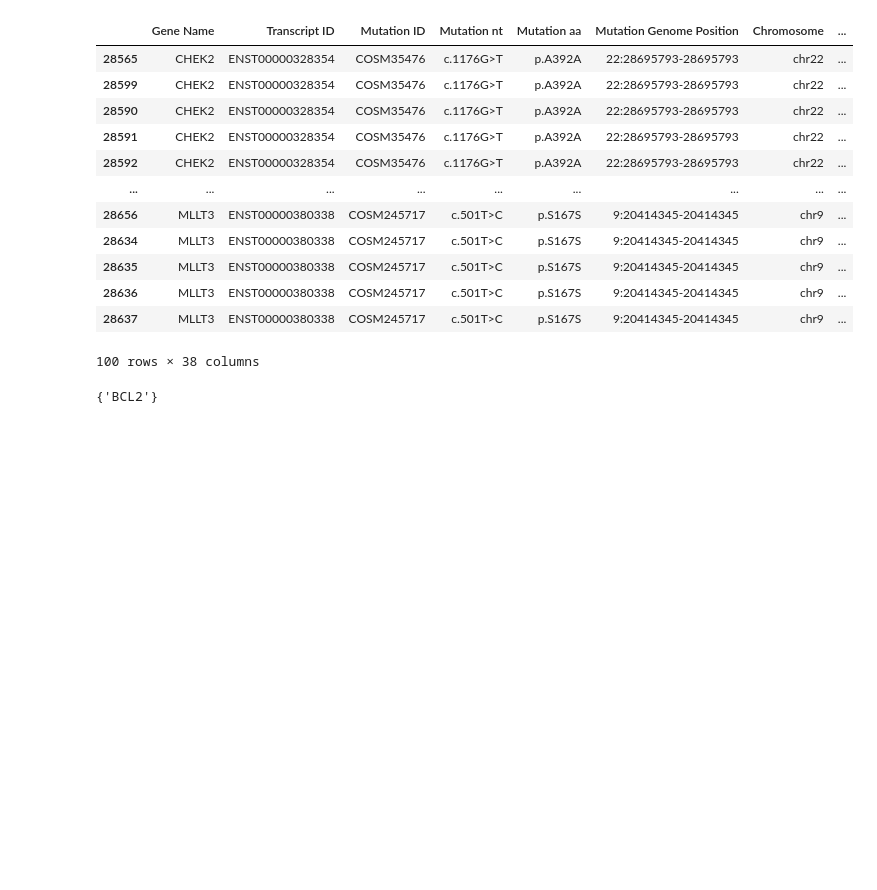
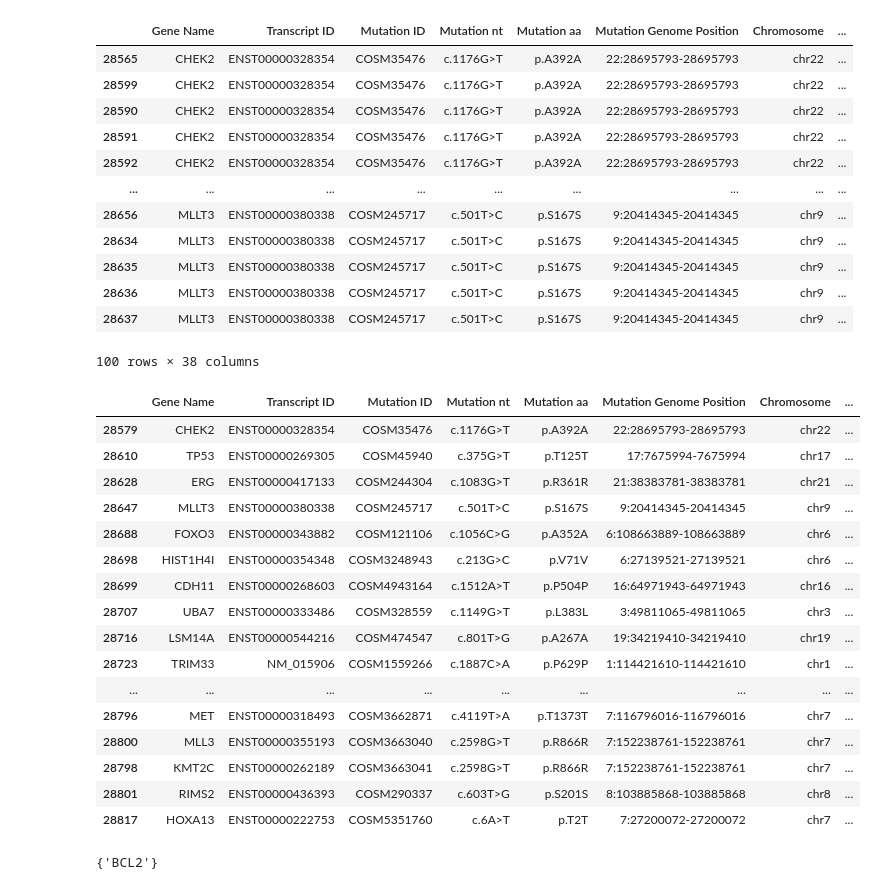
Before and after one commit to ryy1221/MutSigCVsyn, a Jupyter notebook: notebook/07-sig_gene-analysis.ipynb, the cells around one changed output. Drawn from its saved outputs; the diff is of its cells as text; code cells hidden in the pictures; blank space fills up the shorter version.

```diff
--- a/notebook/07-sig_gene-analysis.ipynb
+++ b/notebook/07-sig_gene-analysis.ipynb
@@ -56,6 +57,26 @@ df_synmicdb.drop_duplicates(keep = 'last').sort_values(by = 'SynMICdb Score', as
 df_top100 = df_synmicdb.sort_values(by = 'SynMICdb Score', ascending = False).iloc[:,0:18].drop_duplicates(keep = \
                     'last').head(100)
 # df_top100.to_csv('sig_syndb_top100.csv')
+# %%
+df_top100.head(50)
+# %% [output]
+|  | Gene Name | Transcript ID | Mutation ID | Mutation nt | Mutation aa | Mutation Genome Position | Chromosome | ... |
+| 28579 | CHEK2 | ENST00000328354 | COSM35476 | c.1176G>T | p.A392A | 22:28695793-28695793 | chr22 | ... |
+| 28610 | TP53 | ENST00000269305 | COSM45940 | c.375G>T | p.T125T | 17:7675994-7675994 | chr17 | ... |
+| 28628 | ERG | ENST00000417133 | COSM244304 | c.1083G>T | p.R361R | 21:38383781-38383781 | chr21 | ... |
+| 28647 | MLLT3 | ENST00000380338 | COSM245717 | c.501T>C | p.S167S | 9:20414345-20414345 | chr9 | ... |
+| 28688 | FOXO3 | ENST00000343882 | COSM121106 | c.1056C>G | p.A352A | 6:108663889-108663889 | chr6 | ... |
+| 28698 | HIST1H4I | ENST00000354348 | COSM3248943 | c.213G>C | p.V71V | 6:27139521-27139521 | chr6 | ... |
+| 28699 | CDH11 | ENST00000268603 | COSM4943164 | c.1512A>T | p.P504P | 16:64971943-64971943 | chr16 | ... |
+| 28707 | UBA7 | ENST00000333486 | COSM328559 | c.1149G>T | p.L383L | 3:49811065-49811065 | chr3 | ... |
+| 28716 | LSM14A | ENST00000544216 | COSM474547 | c.801T>G | p.A267A | 19:34219410-34219410 | chr19 | ... |
+| 28723 | TRIM33 | NM_015906 | COSM1559266 | c.1887C>A | p.P629P | 1:114421610-114421610 | chr1 | ... |
+| ... | ... | ... | ... | ... | ... | ... | ... | ... |
+| 28796 | MET | ENST00000318493 | COSM3662871 | c.4119T>A | p.T1373T | 7:116796016-116796016 | chr7 | ... |
+| 28800 | MLL3 | ENST00000355193 | COSM3663040 | c.2598G>T | p.R866R | 7:152238761-152238761 | chr7 | ... |
+| 28798 | KMT2C | ENST00000262189 | COSM3663041 | c.2598G>T | p.R866R | 7:152238761-152238761 | chr7 | ... |
+| 28801 | RIMS2 | ENST00000436393 | COSM290337 | c.603T>G | p.S201S | 8:103885868-103885868 | chr8 | ... |
+| 28817 | HOXA13 | ENST00000222753 | COSM5351760 | c.6A>T | p.T2T | 7:27200072-27200072 | chr7 | ... |
 # %%
 msigsyn = df_syn.index.to_list()
 # %%
```
Also changed, not shown: parts of 1 cell of this notebook, 3 other files.
